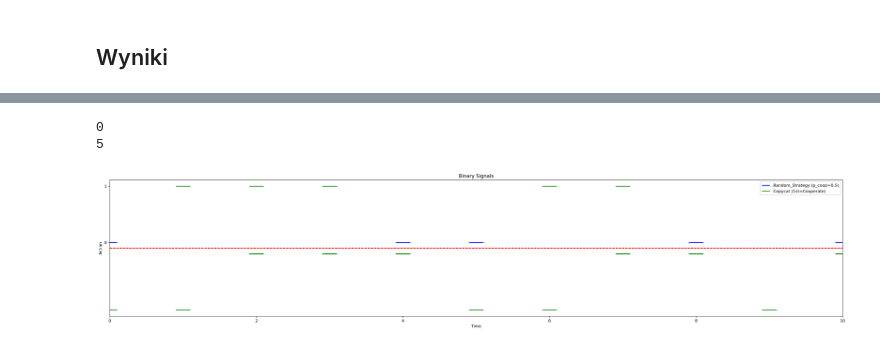
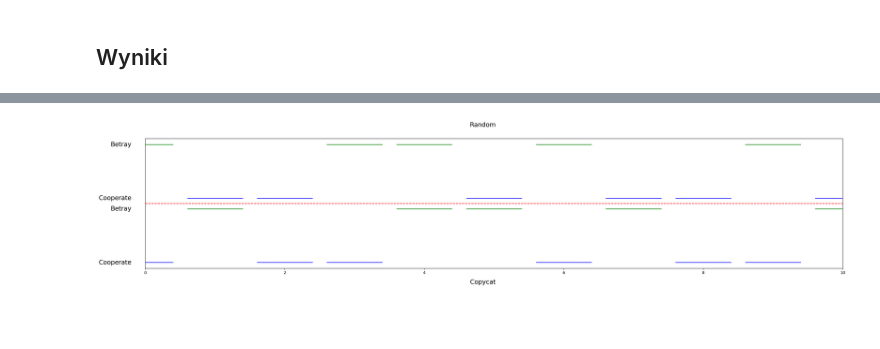
Before and after one commit to A-Rozmarynowicz/Prisoners_Dilemma_Simulator, a Jupyter notebook: source/main.ipynb, the cells around one changed output, grey strips where cells are left out. Cells and saved outputs as stored; diff of their text form; code cells hidden in the pictures; blank space fills up the shorter version.

Commit message:
Plotting actios works well

```diff
--- a/source/main.ipynb
+++ b/source/main.ipynb
@@ -219,44 +216,52 @@ display(summary_df.round(2))
 # %%
 import matplotlib.pyplot as plt
 %matplotlib inline
 
 x_min = 0
 x_max = 10
 strategy1_name = "Random"
 strategy2_name = "Copycat"
 
 strategy1_ID = Get_Index_By_Name(strategies=strategies, name=strategy1_name)
 strategy2_ID = Get_Index_By_Name(strategies=strategies, name=strategy2_name)
 
-print(strategy1_ID)
-print(strategy2_ID)
+
+fontsize=16
 
 data = duel_matrix.Get_Action_History((strategy1_ID, strategy2_ID)).Get_Action_History()
 
-plt.figure(figsize=(32, 6), dpi=160)
+fig = plt.figure(figsize=(32, 6), dpi=160)
 
 for i, (key, values) in enumerate(data.items()):
-    y = [v.value - 1.2*i for v in values]
+    y, c = [v.value*0.5 - 0.6*i for v in values], ["b" if v.value==0 else "g" for v in values]
     x = list(range(len(y)))
 
-    # step plot for binary signal
     # plt.step(x, y, where='post', label=f"Signal {key}")
     # plt.scatter(x, y, label=f"Signal {key}")
     for i, val in enumerate(y):
-        color = "b" if val == 0 else "g"
-        plt.hlines(val, float(float(i)-0.1), float(float(i)+0.1), colors=[color])
+        plt.hlines(val, float(float(i)-0.4), float(float(i)+0.4), colors=[c[i]])
 
-plt.hlines(y = -0.1, xmin=x_min, xmax=x_max, colors=["r"], linestyles="--")
+plt.hlines(y = -0.05, xmin=x_min, xmax=x_max, colors=["r"], linestyles="--")
 plt.xlim([0, 10])
-plt.yticks([0, 1])
-plt.xlabel("Time")
-plt.ylabel("Action")
-plt.title("Binary Signals")
-plt.legend([get_name(strategy1_ID), get_name(strategy2_ID)])
-# plt.grid(True)
+plt.yticks([])
+plt.ylabel("")
+plt.suptitle(f"{strategy1_name}", fontsize=fontsize, ha="center")
+
+ax = plt.gca()
+
+ax.text(-0.02, 0, 'Cooperate', transform=ax.get_yaxis_transform(),
+        va='center', ha='right', fontsize=fontsize)
+ax.text(-0.02, 0.5, 'Betray', transform=ax.get_yaxis_transform(),
+        va='center', ha='right', fontsize=fontsize)
+
+ax.text(-0.02, -0.1, 'Betray', transform=ax.get_yaxis_transform(),
+        va='center', ha='right', fontsize=fontsize)
+ax.text(-0.02, -0.6, 'Cooperate', transform=ax.get_yaxis_transform(),
+        va='center', ha='right', fontsize=fontsize)
+
+
+fig.text(0.5, 0.01, f"{strategy2_name}", ha='center', va='bottom', fontsize=fontsize)
 
 plt.show()
 # %% [output]
-0
-5
-[figure, old version]
+[figure, new version]
```
Also changed, not shown: parts of 3 cells of this notebook.
